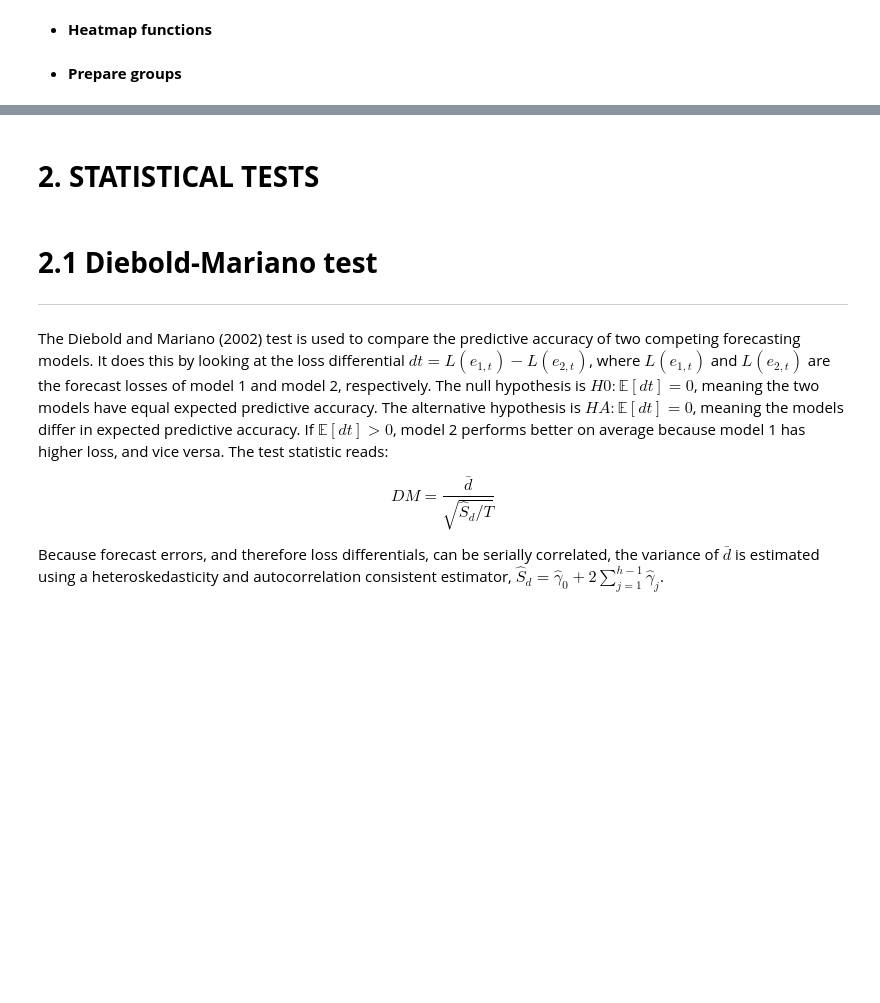
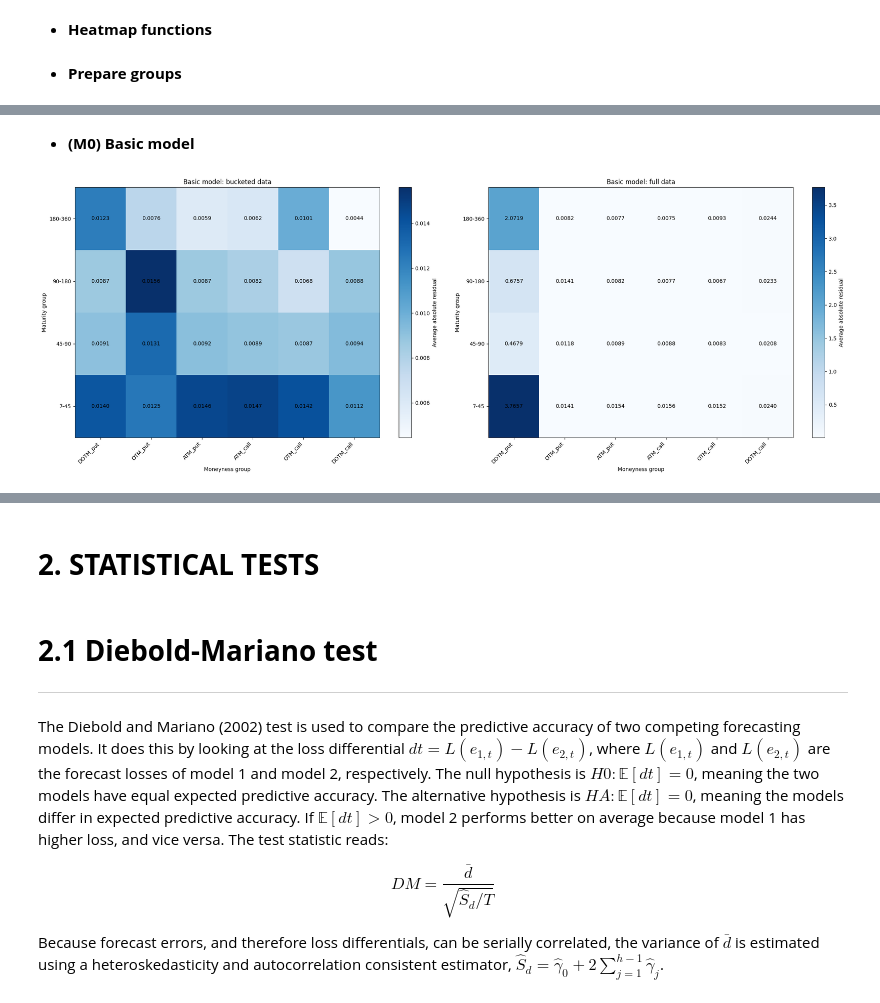
Before and after one commit to euanbronsky8/Thesis, a Jupyter notebook: 4. Evaluation.ipynb, the cells around one changed output, grey strips where cells are left out. Cells and saved outputs as stored; diff of their text form; code cells hidden in the pictures; blank space fills up the shorter version.

```diff
--- a/4. Evaluation.ipynb
+++ b/4. Evaluation.ipynb
@@ -66,7 +64,8 @@ First, several functions are created. Functions included are heatmap functions,
 # %% [markdown]
 - **Heatmap functions**
 # %%
-def make_residual_heatmap(data_heatmap, title='Average absolute residuals per group using full contract data', ax=None, show=True):
+# Heatmap function
+def make_residual_heatmap(data_heatmap, title='Average absolute residuals per group using full contract data', ax=None, show=True, vmin=None, vmax=None):
 
     # Ensure fixed moneyness and maturity orders
     maturity_order = ["7-45", "45-90", "90-180", "180-360"]
@@ -103,7 +102,7 @@ def make_residual_heatmap(data_heatmap, title='Average absolute residuals per gr
         fig = ax.figure
 
     # Draw the actual heatmap
-    im = ax.imshow(heatmap_table, aspect='auto', cmap='Blues')
+    im = ax.imshow(heatmap_table, aspect='auto', cmap='Blues', vmin=vmin, vmax=vmax)
 
     # Write the actual numbers inside each heatmap cell
     for i in range(heatmap_table.shape[0]):
@@ -1152,0 +747,38 @@ plt.show()
+# %% [markdown]
+- **(M0) Basic model**
+# %%
+# Extract dates
+bucketed_dates = loss_df_bucketed_mse.index
+full_dates = loss_df_full_mse.index
+
+# Bucketed data
+mask_bucketed = x_test["quote_date"].isin(bucketed_dates)
+
+# Compute average residuals for bucketed data
+df_basic_bucketed = x_test.loc[mask_bucketed].copy()
+df_basic_bucketed["iv_pred"] = np.asarray(iv_pred_basic)[mask_bucketed]
+df_basic_bucketed["residual"] = df_basic_bucketed["iv_fun"] - df_basic_bucketed["iv_pred"]
+df_basic_bucketed["abs_residual"] = np.abs(df_basic_bucketed["residual"])
+
+# Full-contract data
+mask_full = x_test_full_first["quote_date"].isin(full_dates)
+
+# Compute average residuals for full contract data
+df_basic_full = x_test_full_first.loc[mask_full].copy()
+df_basic_full["iv_pred"] = np.asarray(iv_pred_first_full)[mask_full]
+df_basic_full["residual"] = df_basic_full["iv_fun"] - df_basic_full["iv_pred"]
+df_basic_full["abs_residual"] = np.abs(df_basic_full["residual"])
+
+# Set plotting environment
+fig, axes = plt.subplots(1, 2, figsize=(22, 8))
+
+# Call heatmap functions
+make_residual_heatmap(df_basic_bucketed, "Basic model: bucketed data", ax=axes[0], show=False)
+make_residual_heatmap(df_basic_full, "Basic model: full data", ax=axes[1], show=False)
+
+# Plot the results
+fig.tight_layout()
+plt.savefig("/Users/euanbronsky/Downloads/heatmap.basic2.png", bbox_inches="tight")
+plt.show()
+# %% [output]
+[figure, added]
```
Also changed, not shown: parts of 137 cells of this notebook.
